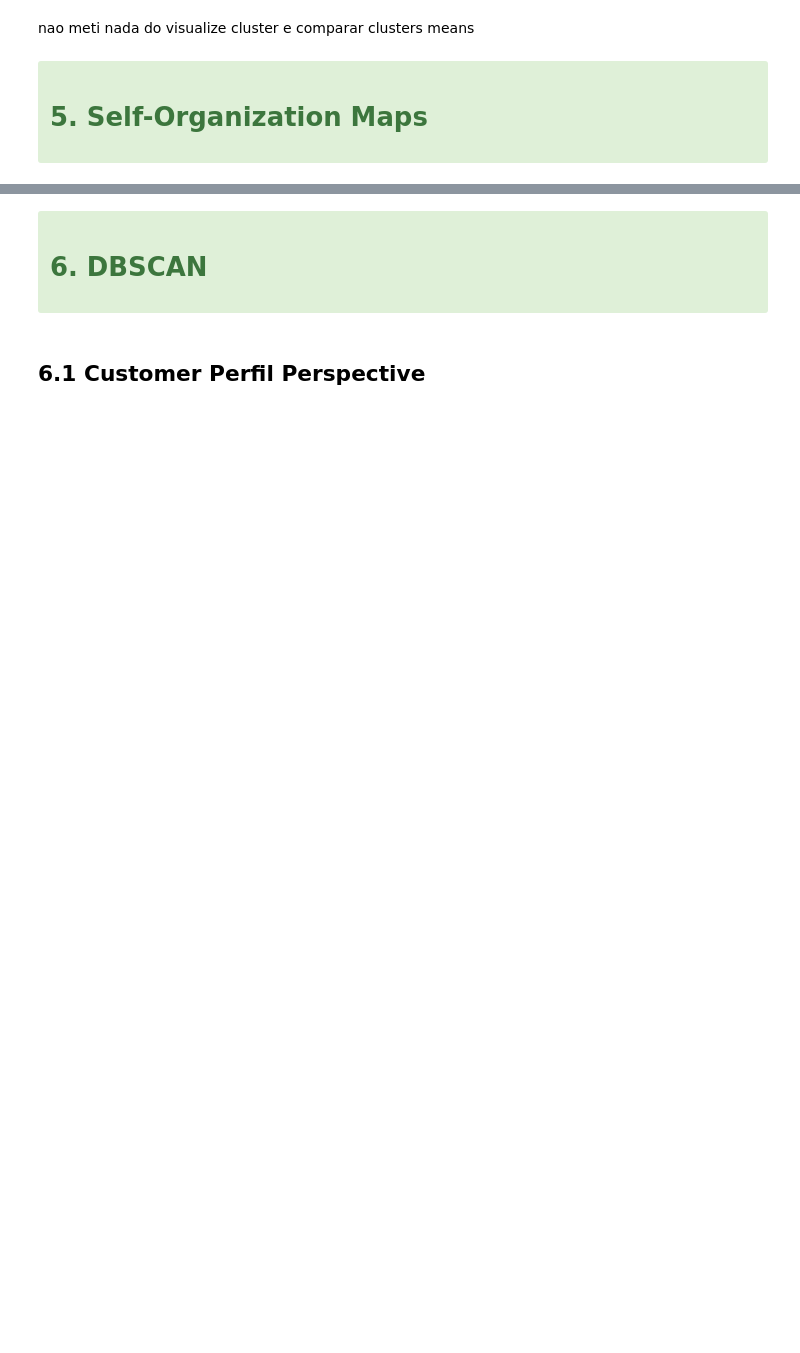
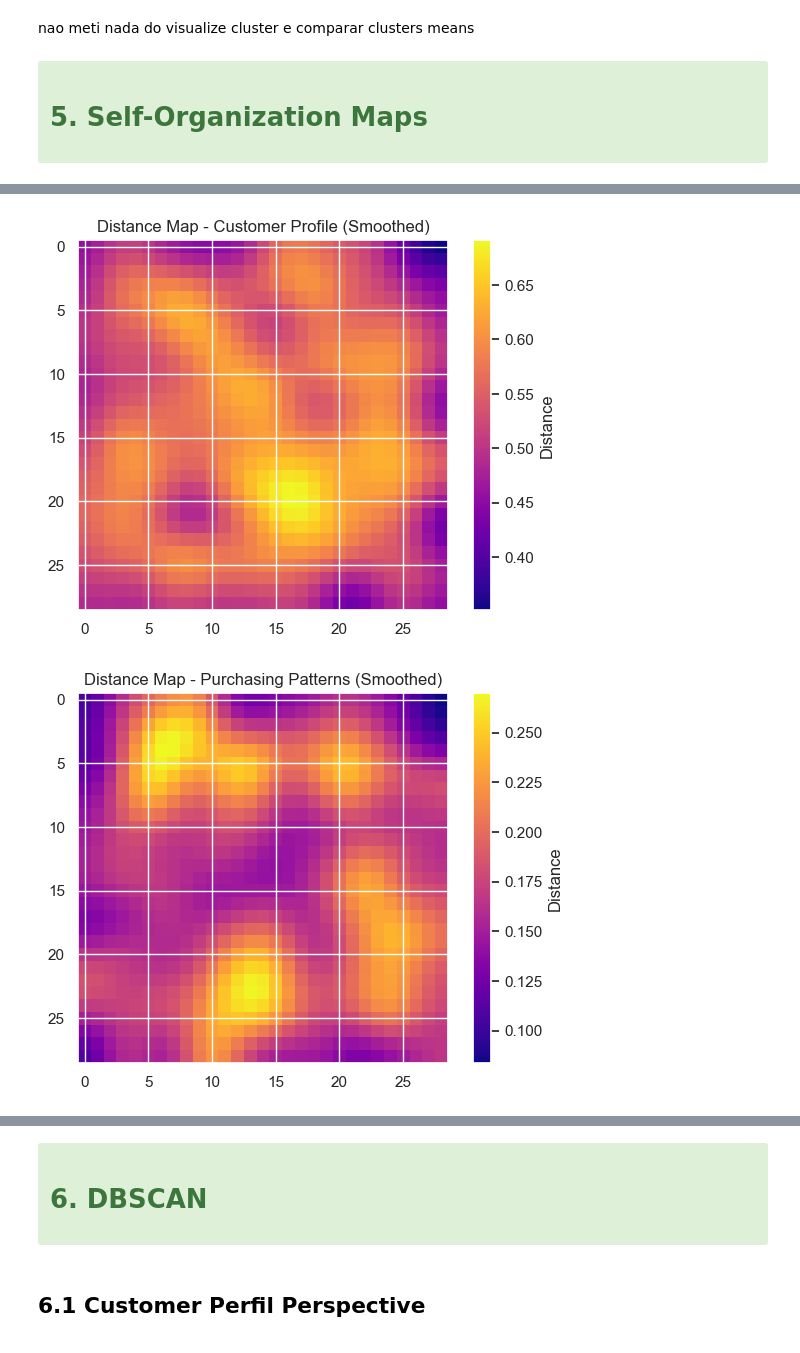
Before and after one commit to Rafs2203/DM, a Jupyter notebook: parte_clusters.ipynb, the cells around one changed output, grey strips where cells are left out. Saved outputs shown, nothing was run; the diff lists cells and outputs as text; code cells hidden in the pictures; blank space fills up the shorter version.

```diff
--- a/parte_clusters.ipynb
+++ b/parte_clusters.ipynb
@@ -1386,0 +1393,17 @@ nao meti nada do visualize cluster  e comparar clusters means
+# %%
+# Applying SOM to Each Group Separately
+som_customer_perfil = MiniSom(x=10, y=10, input_len=d1.shape[1], sigma=1.0, learning_rate=0.5)
+som_customer_perfil.random_weights_init(d1)
+som_customer_perfil.train_random(d1, num_iteration=100)
+
+som_purchasing_patterns = MiniSom(x=10, y=10, input_len=d2.shape[1], sigma=1.0, learning_rate=0.5)
+som_purchasing_patterns.random_weights_init(d2)
+som_purchasing_patterns.train_random(d2, num_iteration=100)
+
+som_customer_behavior = MiniSom(x=10, y=10, input_len=d3.shape[1], sigma=1.0, learning_rate=0.5)
+som_customer_behavior.random_weights_init(d3)
+som_customer_behavior.train_random(d3, num_iteration=100)
+
+som_culinary_preferences = MiniSom(x=10, y=10, input_len=d4.shape[1], sigma=1.0, learning_rate=0.5)
+som_culinary_preferences.random_weights_init(d4)
+som_culinary_preferences.train_random(d4, num_iteration=100)
@@ -1386,0 +1433,32 @@ nao meti nada do visualize cluster  e comparar clusters means
+# %%
+# Function to Train and Visualize SOM for Each Group
+
+def train_and_visualize_som(data_scaled, group_name):
+
+    # Adjusting the SOM
+    grid_size = int(np.sqrt(5 * np.sqrt(data_scaled.shape[0])))
+    som = MiniSom(x=grid_size, y=grid_size, input_len=data_scaled.shape[1], sigma=1.0, learning_rate=0.5)
+    som.random_weights_init(data_scaled)
+    som.train_random(data=data_scaled, num_iteration=200)
+
+    # Visualization of the Distance Map
+    bone()
+    distance_map = som.distance_map().T
+
+    smoothed = gaussian_filter(distance_map, sigma=2)
+
+    plt.imshow(smoothed, cmap='plasma', interpolation='nearest')
+    plt.colorbar(label='Distance')
+    plt.title(f'Distance Map - {group_name} (Smoothed)')
+    plt.show()
+
+    return som
+
+# Apply to each group
+som_customer_perfil = train_and_visualize_som(d1, "Customer Profile")
+som_purchasing_patterns = train_and_visualize_som(d2, "Purchasing Patterns")
+som_customer_behavior = train_and_visualize_som(d3, "Customer Behavior")
+som_culinary_preferences = train_and_visualize_som(d4, "Culinary Preferences")
+# %% [output]
+[figure, added]
+[figure, added]
```
Also changed, not shown: parts of 56 cells of this notebook.
